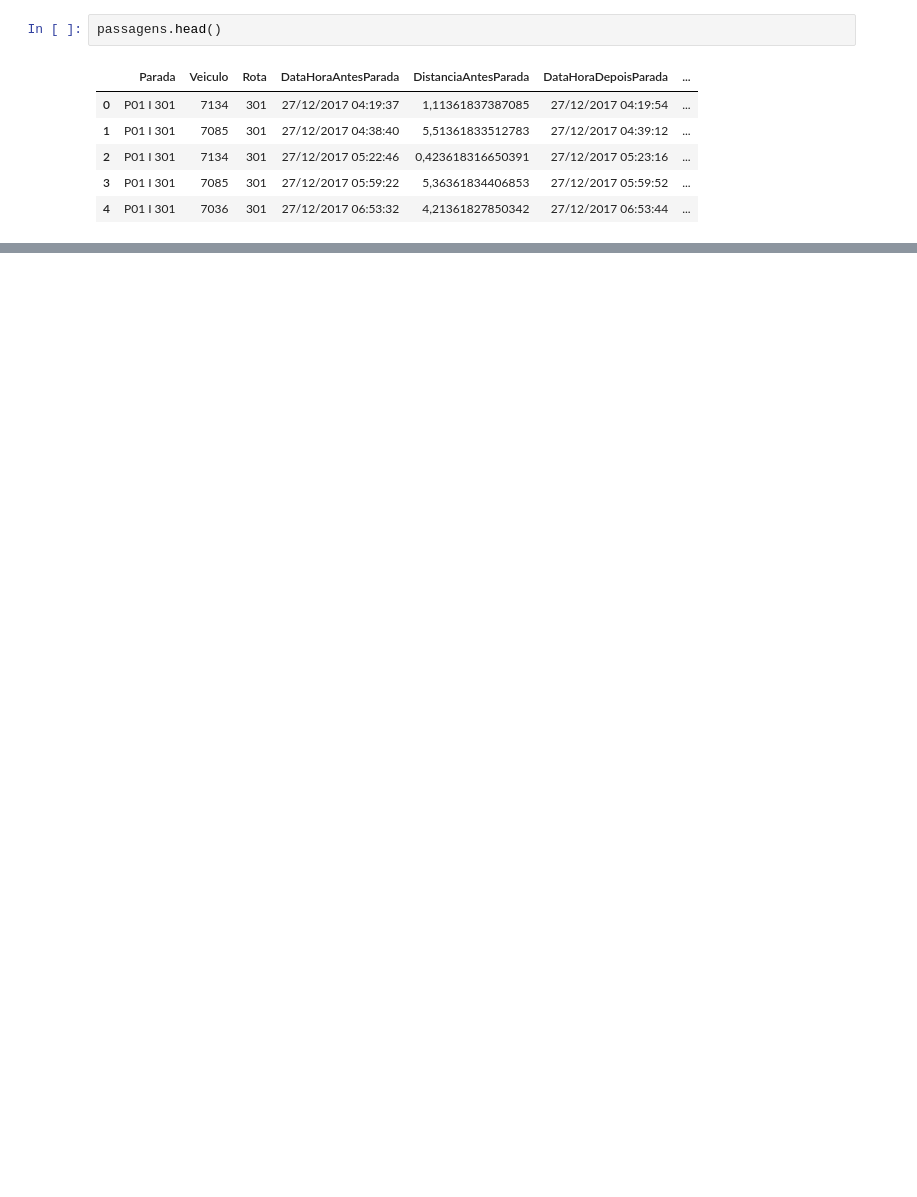
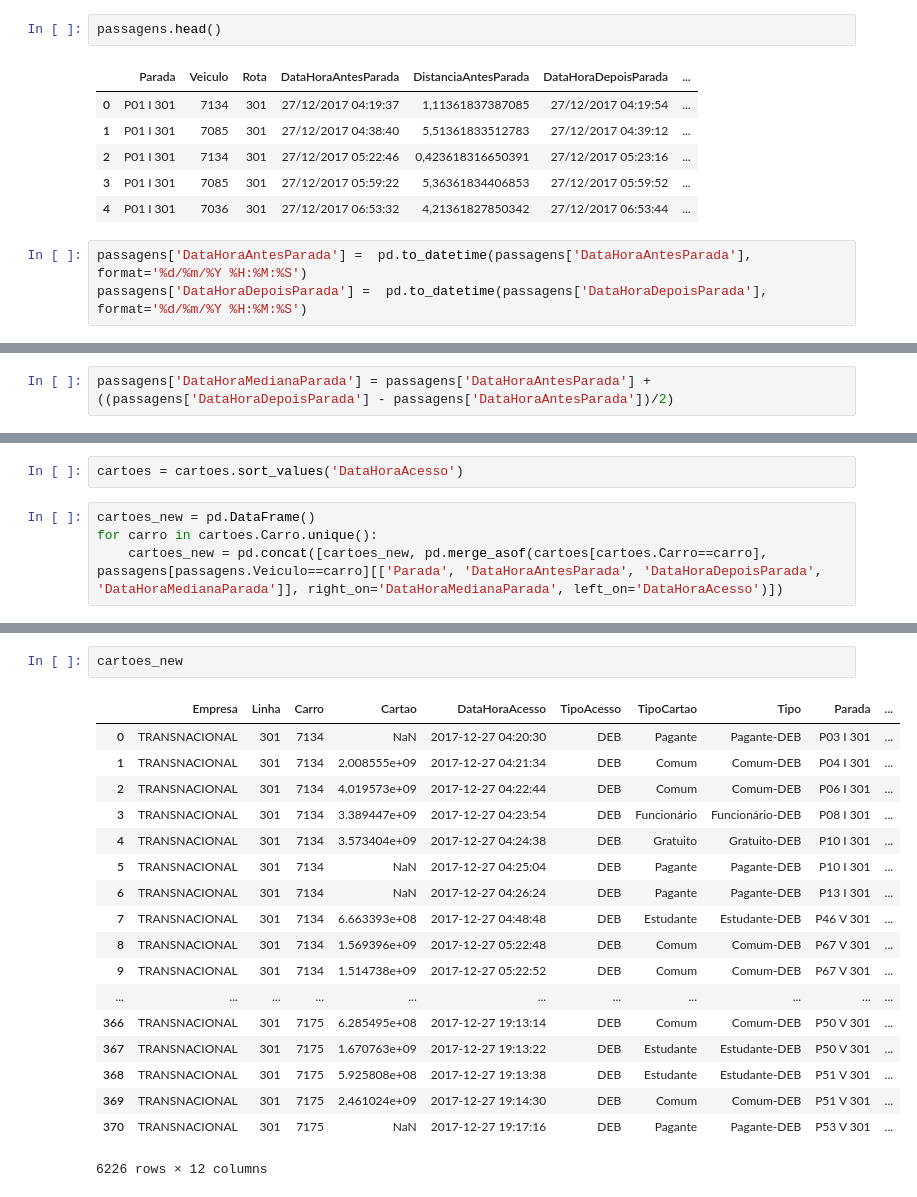
Before and after one commit to ycaroravel/jp_transit_analytics, a Jupyter notebook: Untitled.ipynb, the cells around one changed output, grey strips where cells are left out. Cells and saved outputs as stored; diff of their text form; blank space fills up the shorter version.

```diff
--- a/Untitled.ipynb
+++ b/Untitled.ipynb
@@ -25,3 +63,6 @@ passagens.head()
 | 2 | P01 I 301 | 7134 | 301 | 27/12/2017 05:22:46 | 0,423618316650391 | 27/12/2017 05:23:16 | ... |
 | 3 | P01 I 301 | 7085 | 301 | 27/12/2017 05:59:22 | 5,36361834406853 | 27/12/2017 05:59:52 | ... |
 | 4 | P01 I 301 | 7036 | 301 | 27/12/2017 06:53:32 | 4,21361827850342 | 27/12/2017 06:53:44 | ... |
+# %%
+passagens['DataHoraAntesParada'] =  pd.to_datetime(passagens['DataHoraAntesParada'], format='%d/%m/%Y %H:%M:%S')
+passagens['DataHoraDepoisParada'] =  pd.to_datetime(passagens['DataHoraDepoisParada'], format='%d/%m/%Y %H:%M:%S')
@@ -27,0 +89,2 @@ passagens.head()
+# %%
+passagens['DataHoraMedianaParada'] = passagens['DataHoraAntesParada'] + ((passagens['DataHoraDepoisParada'] - passagens['DataHoraAntesParada'])/2)
@@ -27,0 +139,6 @@ passagens.head()
+# %%
+cartoes = cartoes.sort_values('DataHoraAcesso')
+# %%
+cartoes_new = pd.DataFrame()
+for carro in cartoes.Carro.unique():
+    cartoes_new = pd.concat([cartoes_new, pd.merge_asof(cartoes[cartoes.Carro==carro], passagens[passagens.Veiculo==carro][['Parada', 'DataHoraAntesParada', 'DataHoraDepoisParada', 'DataHoraMedianaParada']], right_on='DataHoraMedianaParada', left_on='DataHoraAcesso')])
@@ -27,0 +191,21 @@ passagens.head()
+# %%
+cartoes_new
+# %% [output]
+|  | Empresa | Linha | Carro | Cartao | DataHoraAcesso | TipoAcesso | TipoCartao | Tipo | Parada | ... |
+| 0 | TRANSNACIONAL | 301 | 7134 | NaN | 2017-12-27 04:20:30 | DEB | Pagante | Pagante-DEB | P03 I 301 | ... |
+| 1 | TRANSNACIONAL | 301 | 7134 | 2.008555e+09 | 2017-12-27 04:21:34 | DEB | Comum | Comum-DEB | P04 I 301 | ... |
+| 2 | TRANSNACIONAL | 301 | 7134 | 4.019573e+09 | 2017-12-27 04:22:44 | DEB | Comum | Comum-DEB | P06 I 301 | ... |
+| 3 | TRANSNACIONAL | 301 | 7134 | 3.389447e+09 | 2017-12-27 04:23:54 | DEB | Funcionário | Funcionário-DEB | P08 I 301 | ... |
+| 4 | TRANSNACIONAL | 301 | 7134 | 3.573404e+09 | 2017-12-27 04:24:38 | DEB | Gratuito | Gratuito-DEB | P10 I 301 | ... |
+| 5 | TRANSNACIONAL | 301 | 7134 | NaN | 2017-12-27 04:25:04 | DEB | Pagante | Pagante-DEB | P10 I 301 | ... |
+| 6 | TRANSNACIONAL | 301 | 7134 | NaN | 2017-12-27 04:26:24 | DEB | Pagante | Pagante-DEB | P13 I 301 | ... |
+| 7 | TRANSNACIONAL | 301 | 7134 | 6.663393e+08 | 2017-12-27 04:48:48 | DEB | Estudante | Estudante-DEB | P46 V 301 | ... |
+| 8 | TRANSNACIONAL | 301 | 7134 | 1.569396e+09 | 2017-12-27 05:22:48 | DEB | Comum | Comum-DEB | P67 V 301 | ... |
+| 9 | TRANSNACIONAL | 301 | 7134 | 1.514738e+09 | 2017-12-27 05:22:52 | DEB | Comum | Comum-DEB | P67 V 301 | ... |
+| ... | ... | ... | ... | ... | ... | ... | ... | ... | ... | ... |
+| 366 | TRANSNACIONAL | 301 | 7175 | 6.285495e+08 | 2017-12-27 19:13:14 | DEB | Comum | Comum-DEB | P50 V 301 | ... |
+| 367 | TRANSNACIONAL | 301 | 7175 | 1.670763e+09 | 2017-12-27 19:13:22 | DEB | Estudante | Estudante-DEB | P50 V 301 | ... |
+| 368 | TRANSNACIONAL | 301 | 7175 | 5.925808e+08 | 2017-12-27 19:13:38 | DEB | Estudante | Estudante-DEB | P51 V 301 | ... |
+| 369 | TRANSNACIONAL | 301 | 7175 | 2.461024e+09 | 2017-12-27 19:14:30 | DEB | Comum | Comum-DEB | P51 V 301 | ... |
+| 370 | TRANSNACIONAL | 301 | 7175 | NaN | 2017-12-27 19:17:16 | DEB | Pagante | Pagante-DEB | P53 V 301 | ... |
+6226 rows × 12 columns
```
Also changed, not shown: parts of 17 cells of this notebook.
